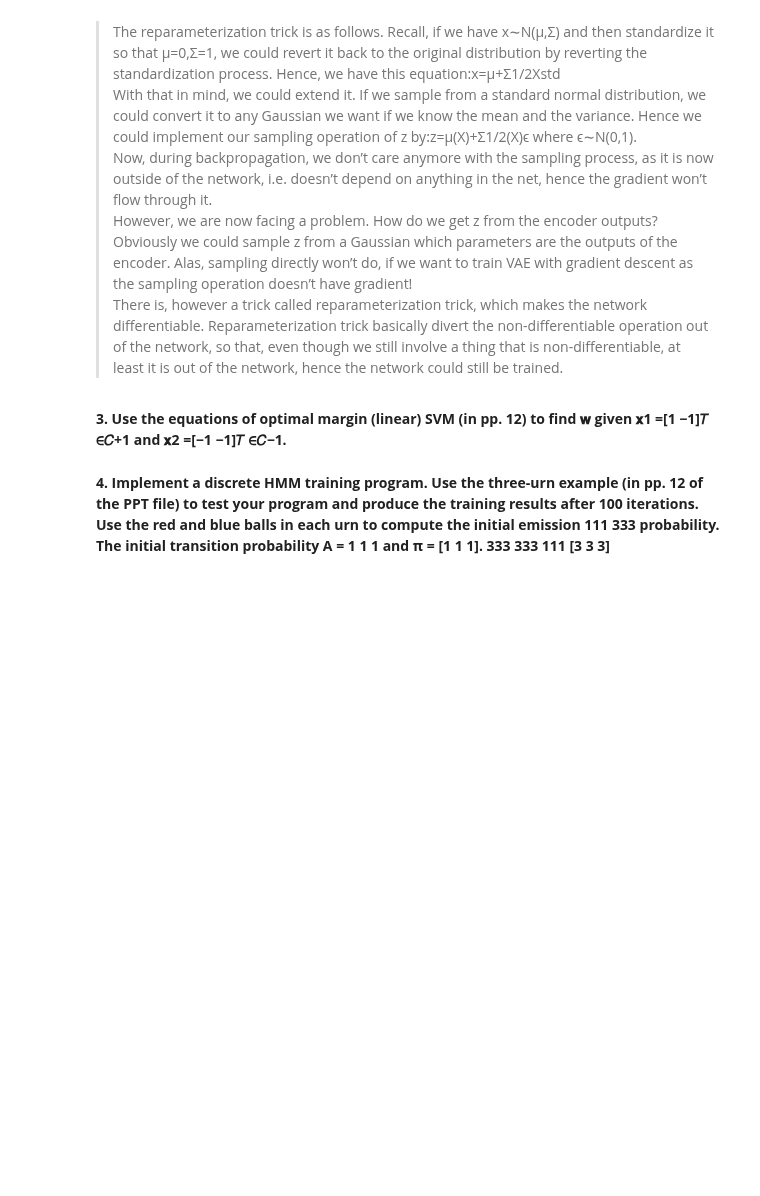
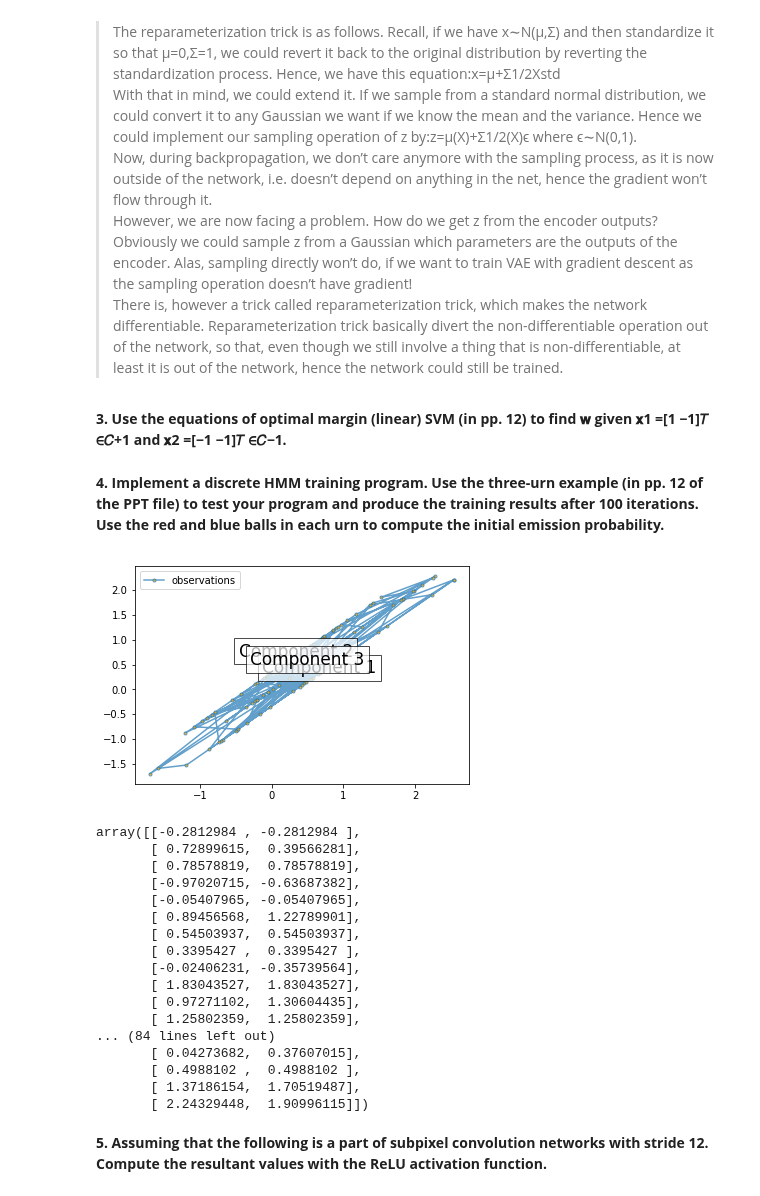
Before and after one commit to wei840222/ML-HW, a Jupyter notebook: HW 6.ipynb, the cells around one changed output. Drawn from its saved outputs; the diff is of its cells as text; code cells hidden in the pictures; blank space fills up the shorter version.

```diff
--- a/HW 6.ipynb
+++ b/HW 6.ipynb
@@ -18,7 +18,70 @@ There is, however a trick called reparameterization trick, which makes the netwo
 # %% [markdown]
 **4. Implement a discrete HMM training program. Use the three-urn example (in pp.
 12 of the PPT file) to test your program and produce the training results after 100
-iterations. Use the red and blue balls in each urn to compute the initial emission
-111 333
-probability. The initial transition probability A = 1 1 1 and π = [1 1 1]. 333 333
-111 [3 3 3]**
+iterations. Use the red and blue balls in each urn to compute the initial emission probability.**
+# %%
+%matplotlib inline
+import numpy as np
+import matplotlib.pyplot as plt
+
+from hmmlearn import hmm
+
+##############################################################
+# Prepare parameters for a 4-components HMM
+# Initial population probability
+startprob = np.array([1./3, 1./3, 1./3])
+# The transition matrix, note that there are no transitions possible
+# between component 1 and 3
+transmat = np.array([[1./3, 1./3, 1./3], [1./3, 1./3, 1./3], [1./3, 1./3, 1./3]])
+# The means of each component
+means = np.array([[4./6, 2./6], [2./6, 4./6], [3./6, 3./6]])
+# The covariance of each component
+covars = .5 * np.tile(np.identity(2), (4, 1, 1))
+
+# Build an HMM instance and set parameters
+model = hmm.GaussianHMM(n_components=3, covariance_type="full")
+
+# Instead of fitting it from the data, we directly set the estimated
+# parameters, the means and covariance of the components
+model.startprob_ = startprob
+model.transmat_ = transmat
+model.means_ = means
+model.covars_ = covars
+###############################################################
+
+# Generate samples
+X, Z = model.sample(100)
+
+# Plot the sampled data
+plt.plot(X[:, 0], X[:, 1], ".-", label="observations", ms=6,
+         mfc="orange", alpha=0.7)
+
+# Indicate the component numbers
+for i, m in enumerate(means):
+    plt.text(m[0], m[1], 'Component %i' % (i + 1),
+             size=17, horizontalalignment='center',
+             bbox=dict(alpha=.7, facecolor='w'))
+plt.legend(loc='best')
+plt.show()
+X
+# %% [output]
+[figure, added]
+array([[-0.2812984 , -0.2812984 ],
+       [ 0.72899615,  0.39566281],
+       [ 0.78578819,  0.78578819],
+       [-0.97020715, -0.63687382],
+       [-0.05407965, -0.05407965],
+       [ 0.89456568,  1.22789901],
+       [ 0.54503937,  0.54503937],
+       [ 0.3395427 ,  0.3395427 ],
+       [-0.02406231, -0.35739564],
+       [ 1.83043527,  1.83043527],
+       [ 0.97271102,  1.30604435],
+       [ 1.25802359,  1.25802359],
+... (84 lines left out)
+       [ 0.04273682,  0.37607015],
+       [ 0.4988102 ,  0.4988102 ],
+       [ 1.37186154,  1.70519487],
+       [ 2.24329448,  1.90996115]])
+# %% [markdown]
+**5. Assuming that the following is a part of subpixel convolution networks with stride 12. Compute the resultant values with the ReLU activation function.**
```
